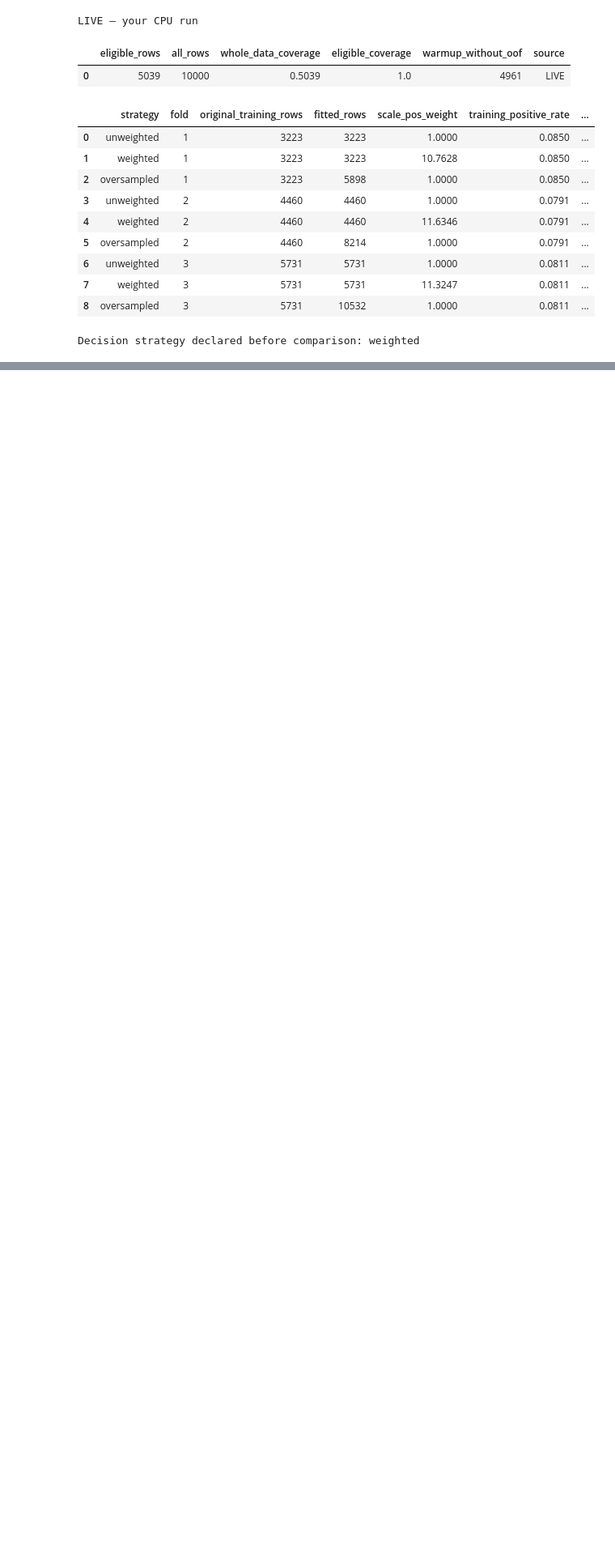
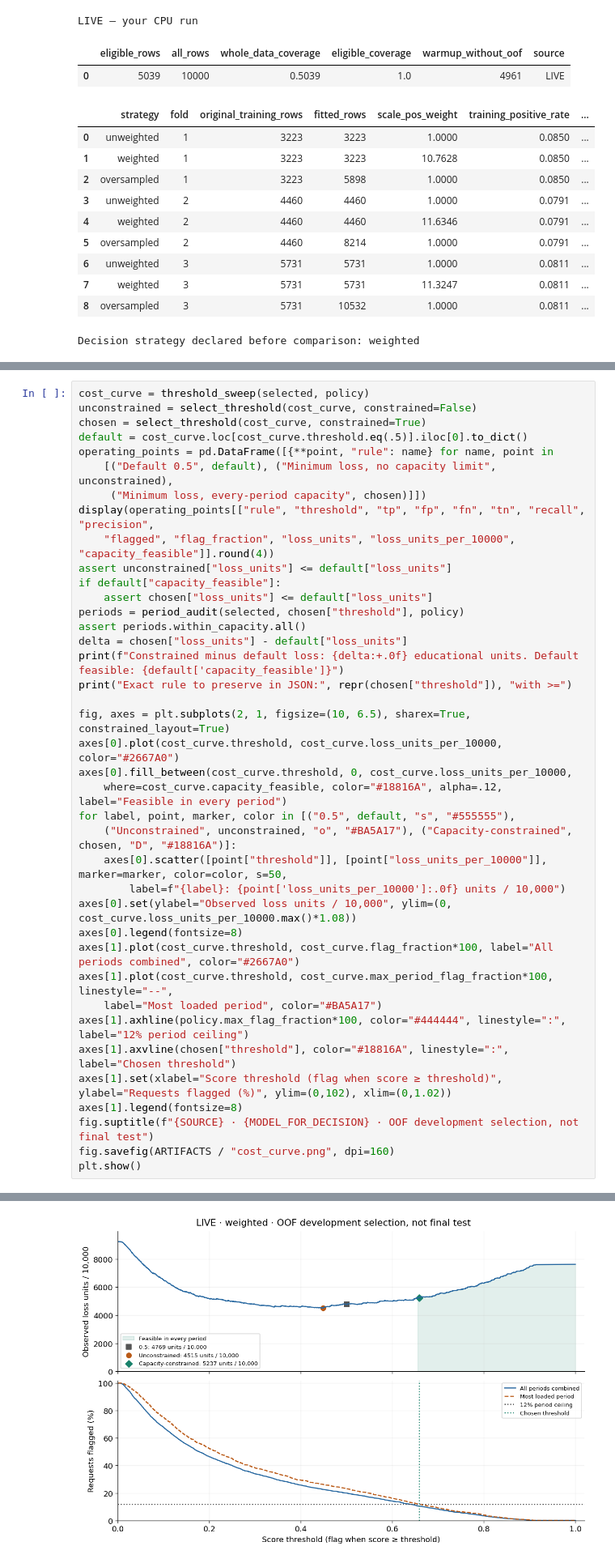
Before and after one commit to khuluodk1998/SDA-DSC-211-StudentCode, a Jupyter notebook: SDA_DSC_211_StudentCode_khuludalyousef_notebook03.ipynb, the cells around one changed output, grey strips where cells are left out. Shown at 81% size. Drawn from its saved outputs; the diff is of its cells as text; blank space fills up the shorter version.

```diff
--- a/SDA_DSC_211_StudentCode_khuludalyousef_notebook03.ipynb
+++ b/SDA_DSC_211_StudentCode_khuludalyousef_notebook03.ipynb
@@ -216,0 +263,40 @@ Decision strategy declared before comparison: weighted
+# %%
+cost_curve = threshold_sweep(selected, policy)
+unconstrained = select_threshold(cost_curve, constrained=False)
+chosen = select_threshold(cost_curve, constrained=True)
+default = cost_curve.loc[cost_curve.threshold.eq(.5)].iloc[0].to_dict()
+operating_points = pd.DataFrame([{**point, "rule": name} for name, point in
+    [("Default 0.5", default), ("Minimum loss, no capacity limit", unconstrained),
+     ("Minimum loss, every-period capacity", chosen)]])
+display(operating_points[["rule", "threshold", "tp", "fp", "fn", "tn", "recall", "precision",
+    "flagged", "flag_fraction", "loss_units", "loss_units_per_10000", "capacity_feasible"]].round(4))
+assert unconstrained["loss_units"] <= default["loss_units"]
+if default["capacity_feasible"]:
+    assert chosen["loss_units"] <= default["loss_units"]
+periods = period_audit(selected, chosen["threshold"], policy)
+assert periods.within_capacity.all()
+delta = chosen["loss_units"] - default["loss_units"]
+print(f"Constrained minus default loss: {delta:+.0f} educational units. Default feasible: {default['capacity_feasible']}")
+print("Exact rule to preserve in JSON:", repr(chosen["threshold"]), "with >=")
+
+fig, axes = plt.subplots(2, 1, figsize=(10, 6.5), sharex=True, constrained_layout=True)
+axes[0].plot(cost_curve.threshold, cost_curve.loss_units_per_10000, color="#2667A0")
+axes[0].fill_between(cost_curve.threshold, 0, cost_curve.loss_units_per_10000,
+    where=cost_curve.capacity_feasible, color="#18816A", alpha=.12, label="Feasible in every period")
+for label, point, marker, color in [("0.5", default, "s", "#555555"),
+    ("Unconstrained", unconstrained, "o", "#BA5A17"), ("Capacity-constrained", chosen, "D", "#18816A")]:
+    axes[0].scatter([point["threshold"]], [point["loss_units_per_10000"]], marker=marker, color=color, s=50,
+        label=f"{label}: {point['loss_units_per_10000']:.0f} units / 10,000")
+axes[0].set(ylabel="Observed loss units / 10,000", ylim=(0, cost_curve.loss_units_per_10000.max()*1.08))
+axes[0].legend(fontsize=8)
+axes[1].plot(cost_curve.threshold, cost_curve.flag_fraction*100, label="All periods combined", color="#2667A0")
+axes[1].plot(cost_curve.threshold, cost_curve.max_period_flag_fraction*100, linestyle="--",
+    label="Most loaded period", color="#BA5A17")
+axes[1].axhline(policy.max_flag_fraction*100, color="#444444", linestyle=":", label="12% period ceiling")
+axes[1].axvline(chosen["threshold"], color="#18816A", linestyle=":", label="Chosen threshold")
+axes[1].set(xlabel="Score threshold (flag when score ≥ threshold)", ylabel="Requests flagged (%)", ylim=(0,102), xlim=(0,1.02))
+axes[1].legend(fontsize=8)
+fig.suptitle(f"{SOURCE} · {MODEL_FOR_DECISION} · OOF development selection, not final test")
+fig.savefig(ARTIFACTS / "cost_curve.png", dpi=160)
+plt.show()
+# %% [output]
@@ -216,0 +309 @@ Decision strategy declared before comparison: weighted
+[figure, added]
```
Also changed, not shown: parts of 6 cells of this notebook.
